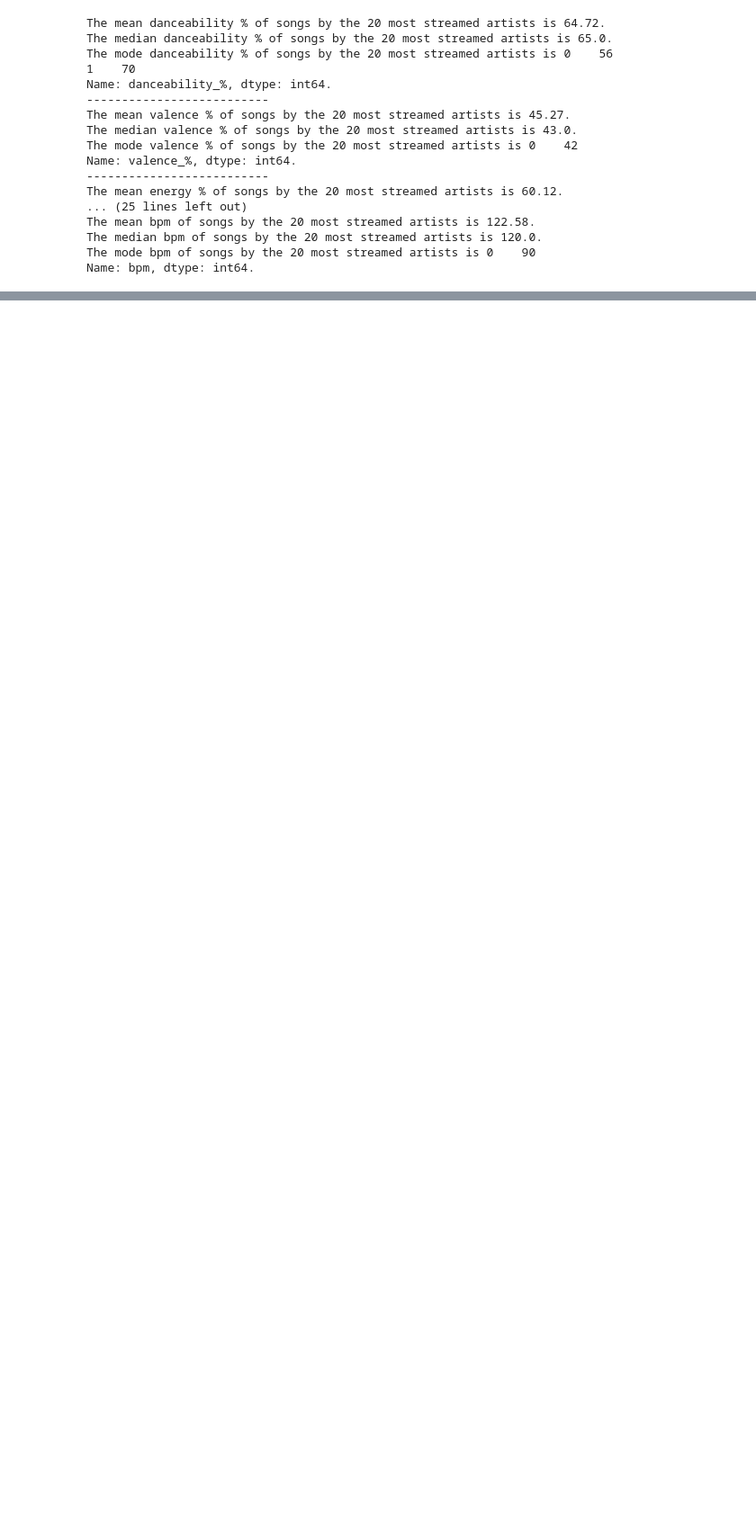
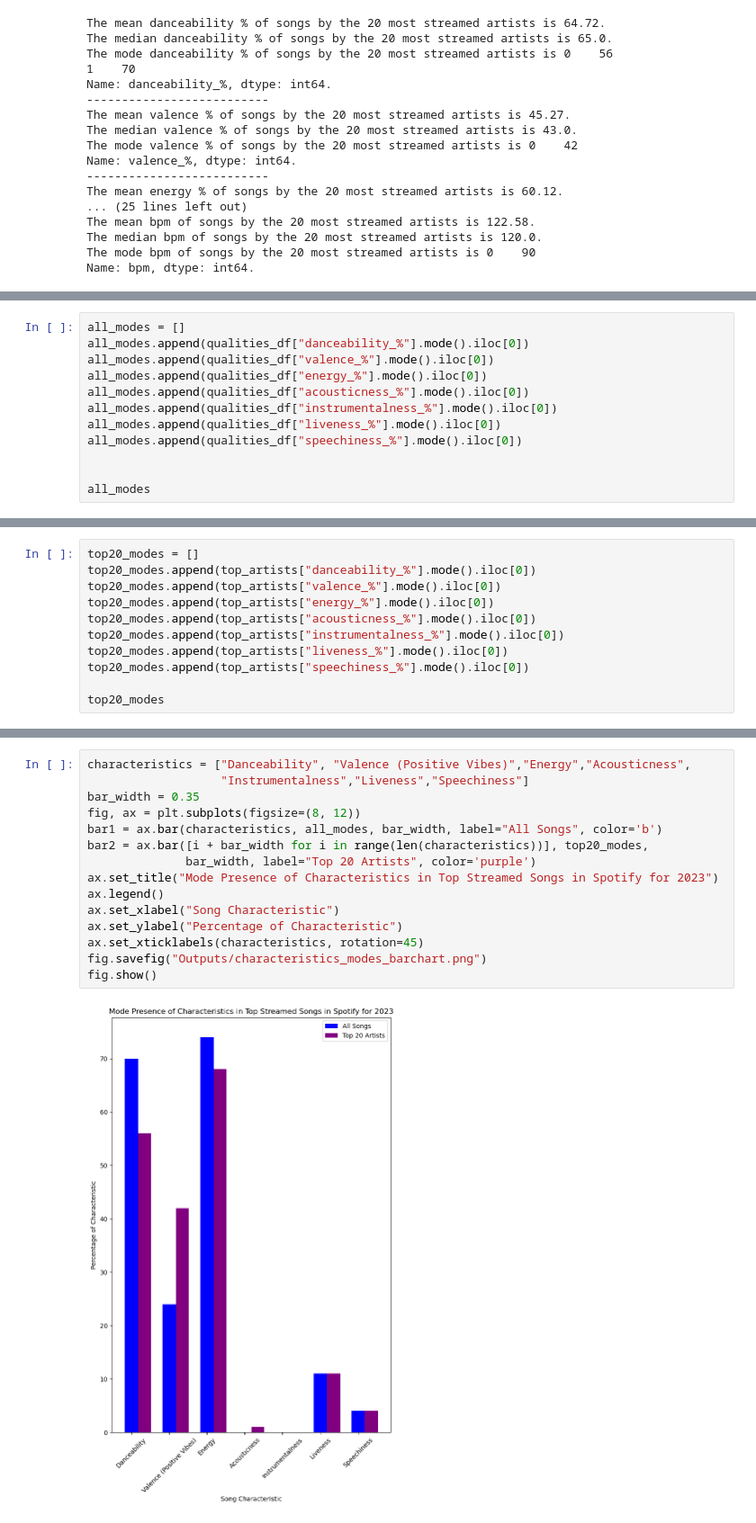
Before and after one commit to d6kramer/project-1-group-08, a Jupyter notebook: starter_notebook.ipynb, the cells around one changed output, grey strips where cells are left out. Shown at 90% size. Saved outputs shown, nothing was run; the diff lists cells and outputs as text; blank space fills up the shorter version.

```diff
--- a/starter_notebook.ipynb
+++ b/starter_notebook.ipynb
@@ -539,0 +699,12 @@ fig.show()
+# %%
+all_modes = []
+all_modes.append(qualities_df["danceability_%"].mode().iloc[0])
+all_modes.append(qualities_df["valence_%"].mode().iloc[0])
+all_modes.append(qualities_df["energy_%"].mode().iloc[0])
+all_modes.append(qualities_df["acousticness_%"].mode().iloc[0])
+all_modes.append(qualities_df["instrumentalness_%"].mode().iloc[0])
+all_modes.append(qualities_df["liveness_%"].mode().iloc[0])
+all_modes.append(qualities_df["speechiness_%"].mode().iloc[0])
+
+
+all_modes
@@ -539,0 +713,11 @@ fig.show()
+# %%
+top20_modes = []
+top20_modes.append(top_artists["danceability_%"].mode().iloc[0])
+top20_modes.append(top_artists["valence_%"].mode().iloc[0])
+top20_modes.append(top_artists["energy_%"].mode().iloc[0])
+top20_modes.append(top_artists["acousticness_%"].mode().iloc[0])
+top20_modes.append(top_artists["instrumentalness_%"].mode().iloc[0])
+top20_modes.append(top_artists["liveness_%"].mode().iloc[0])
+top20_modes.append(top_artists["speechiness_%"].mode().iloc[0])
+
+top20_modes
@@ -539,0 +726,17 @@ fig.show()
+# %%
+characteristics = ["Danceability", "Valence (Positive Vibes)","Energy","Acousticness",
+                   "Instrumentalness","Liveness","Speechiness"]
+bar_width = 0.35
+fig, ax = plt.subplots(figsize=(8, 12))
+bar1 = ax.bar(characteristics, all_modes, bar_width, label="All Songs", color='b')
+bar2 = ax.bar([i + bar_width for i in range(len(characteristics))], top20_modes,
+              bar_width, label="Top 20 Artists", color='purple')
+ax.set_title("Mode Presence of Characteristics in Top Streamed Songs in Spotify for 2023")
+ax.legend()
+ax.set_xlabel("Song Characteristic")
+ax.set_ylabel("Percentage of Characteristic")
+ax.set_xticklabels(characteristics, rotation=45)
+fig.savefig("Outputs/characteristics_modes_barchart.png")
+fig.show()
+# %% [output]
+[figure, added]
```
Also changed, not shown: parts of 22 cells of this notebook.
